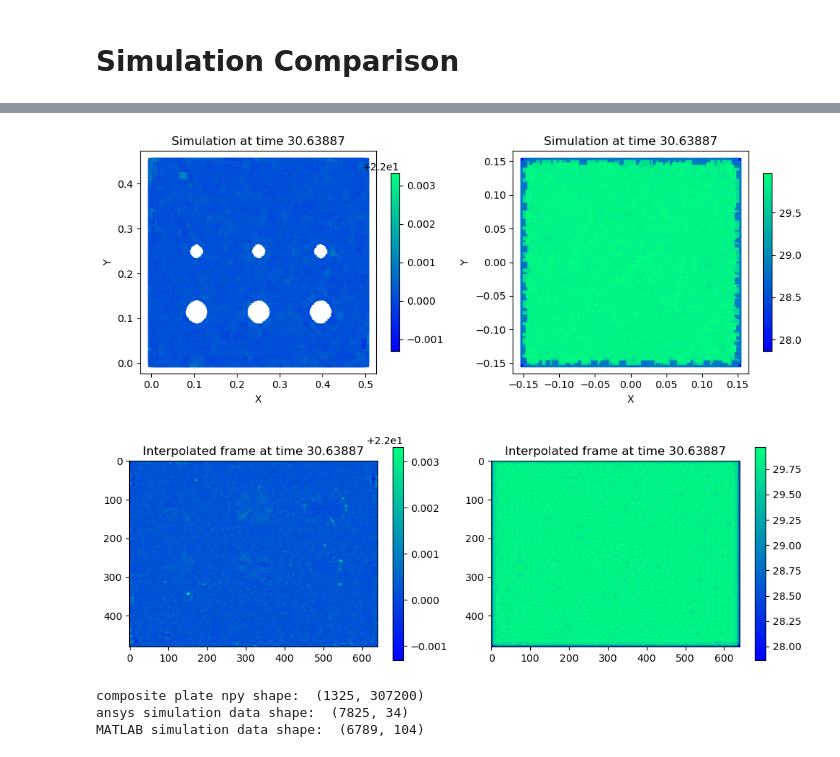
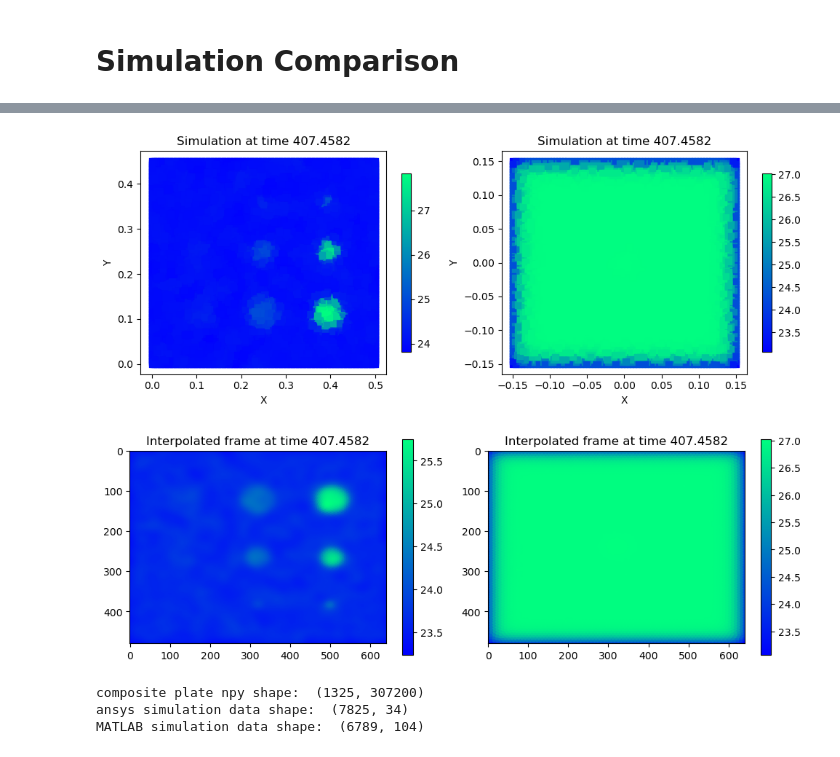
Before and after one commit to lvburik/TeamInternship, a Jupyter notebook: SimulationModel/simulation_comparison.ipynb, the cells around one changed output, grey strips where cells are left out. Drawn from its saved outputs; the diff is of its cells as text; code cells hidden in the pictures.

```diff
--- a/SimulationModel/simulation_comparison.ipynb
+++ b/SimulationModel/simulation_comparison.ipynb
@@ -57,31 +57,31 @@ plt.show()
 # %%
 
-timestep = 29 # choose specific timeframe
+timestep = 90 # choose specific timeframe
 
 x1, y1, temp1 = x_m_exp_setting, y_m_exp_setting, temperatures_m_exp_setting[:, timestep]
 x2, y2, temp2 = x_m_sim_setting, y_m_sim_setting, temperatures_m_sim_setting[:, timestep]
 
 fig, axes = plt.subplots(1, 2, figsize=(10, 4))
 
 # exp setting heatmap
 sc1 = axes[0].scatter(x1, y1, c=temp1, cmap='winter', marker='s')
 axes[0].set_title(f"Simulation at time {t_m_exp_setting[timestep]}")
 axes[0].set_xlabel("X")
 axes[0].set_ylabel("Y")
 
 # sim setting heatmap
 sc2 = axes[1].scatter(x2, y2, c=temp2, cmap='winter', marker='s')
 axes[1].set_title(f"Simulation at time {t_m_sim_setting[timestep]}")
 axes[1].set_xlabel("X")
 axes[1].set_ylabel("Y")
 
 fig.colorbar(sc1, ax=axes[0], shrink=0.8)
 fig.colorbar(sc2, ax=axes[1], shrink=0.8)
 
 plt.tight_layout()
 plt.show()
 # %% [output]
-[figure, old version]
+[figure, new version]
 # %%
 # load interpolated simulation data for both settings
 matlab_exp_setting = np.load("../SimulationModel/matlab_results_exp.npy")
@@ -106,7 +106,7 @@ fig.colorbar(im2, ax=axes[1], shrink=0.8)
 plt.tight_layout()
 plt.show()
 # %% [output]
-[figure, old version]
+[figure, new version]
 # %%
 # load experimental data
 data_path = "/Users/kelseypenners/Library/CloudStorage/OneDrive-TUEindhoven/Li, Muyao's files - 5ARIP10 shared data/Experimental data/Resin plates/circular_3_lamps.npy"
```
Also changed, not shown: parts of 6 cells of this notebook.
